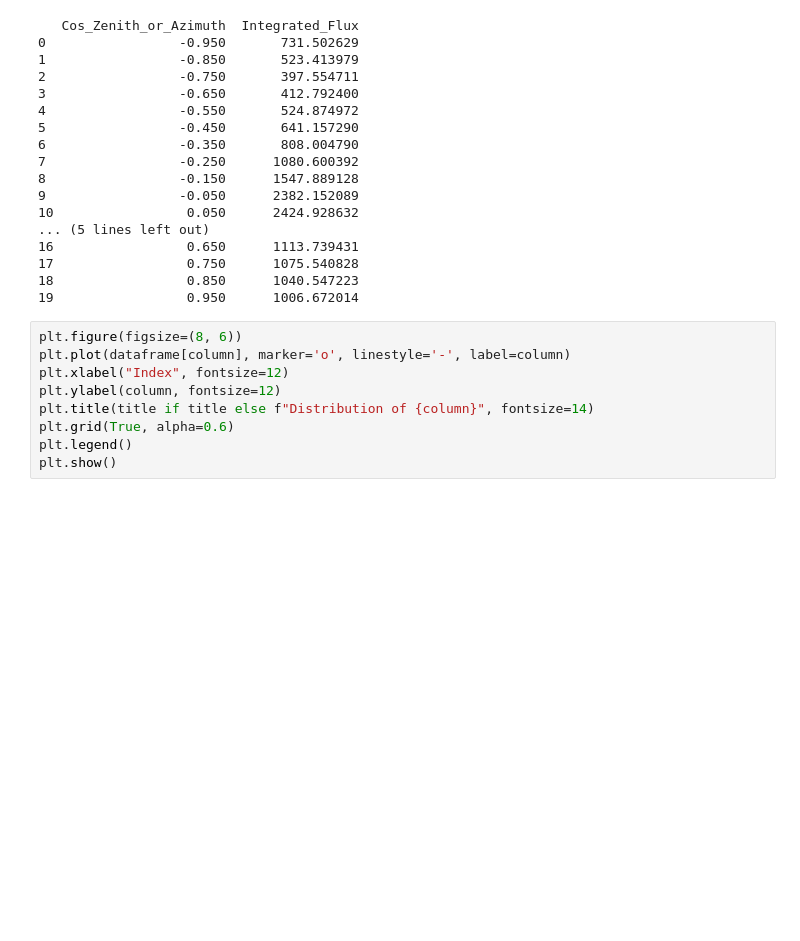
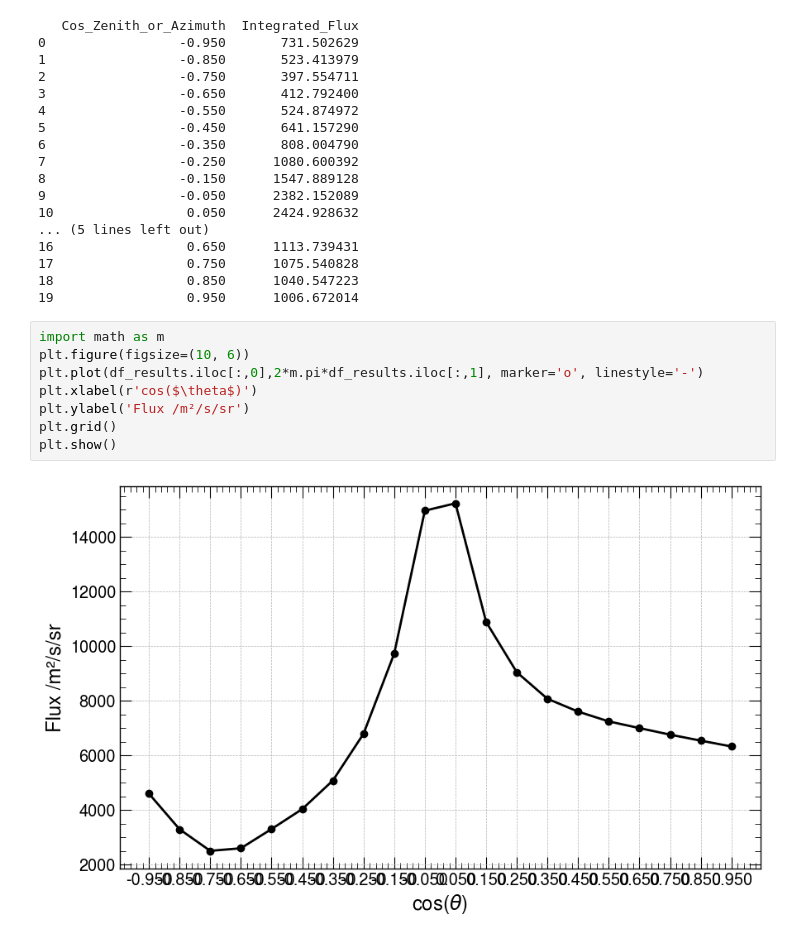
Before and after one commit to lperes-ufrj/UpperLimitCode, a Jupyter notebook: ValidationStudies/FluxsAtm/flux_adap.ipynb, the cells around one changed output. Drawn from its saved outputs; the diff is of its cells as text; blank space fills up the shorter version.

```diff
--- a/ValidationStudies/FluxsAtm/flux_adap.ipynb
+++ b/ValidationStudies/FluxsAtm/flux_adap.ipynb
@@ -287,12 +291,13 @@ print(df_results)
 17                 0.750      1075.540828
 18                 0.850      1040.547223
 19                 0.950      1006.672014
-# %%
-plt.figure(figsize=(8, 6))
-plt.plot(dataframe[column], marker='o', linestyle='-', label=column)
-plt.xlabel("Index", fontsize=12)
-plt.ylabel(column, fontsize=12)
-plt.title(title if title else f"Distribution of {column}", fontsize=14)
-plt.grid(True, alpha=0.6)
-plt.legend()
-plt.show()
+# %%
+import math as m
+plt.figure(figsize=(10, 6))
+plt.plot(df_results.iloc[:,0],2*m.pi*df_results.iloc[:,1], marker='o', linestyle='-')
+plt.xlabel(r'cos($\theta$)')
+plt.ylabel('Flux /m²/s/sr')
+plt.grid()
+plt.show()
+# %% [output]
+[figure, added]
```
Also changed, not shown: parts of 5 cells of this notebook.
